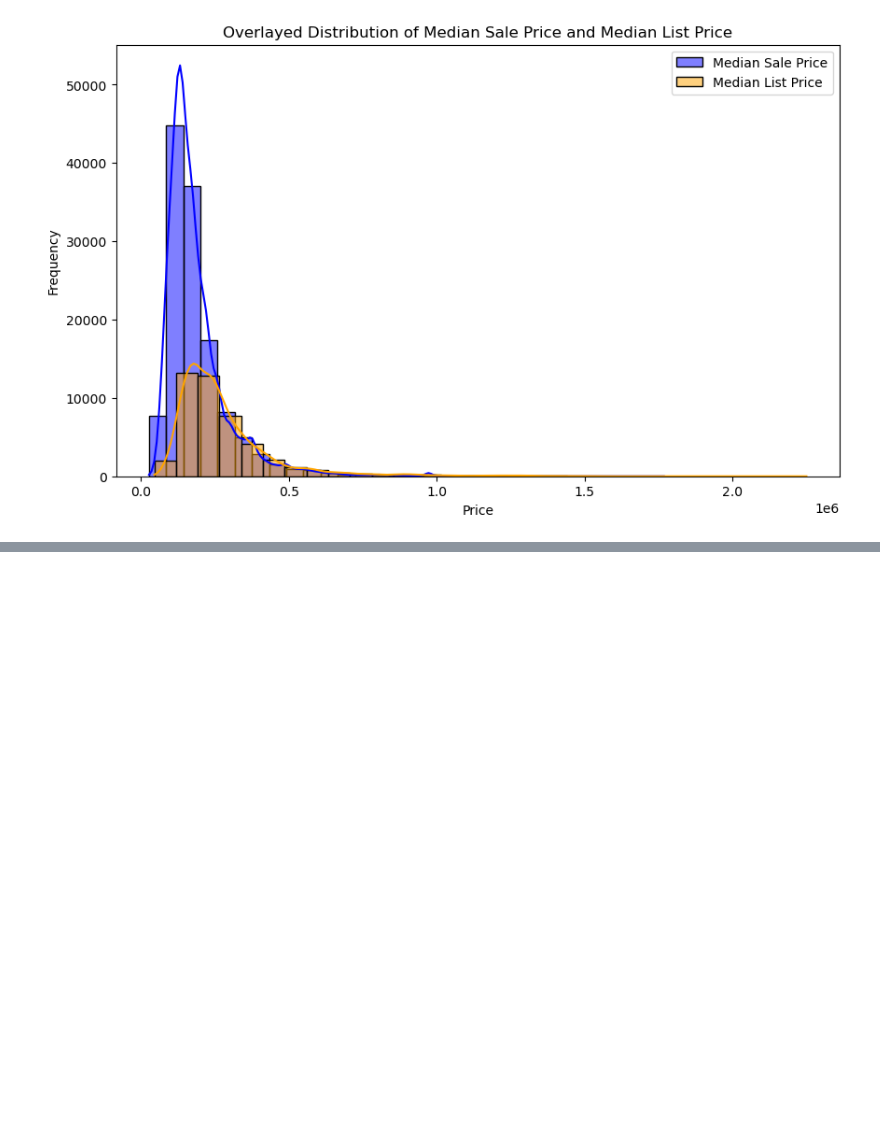
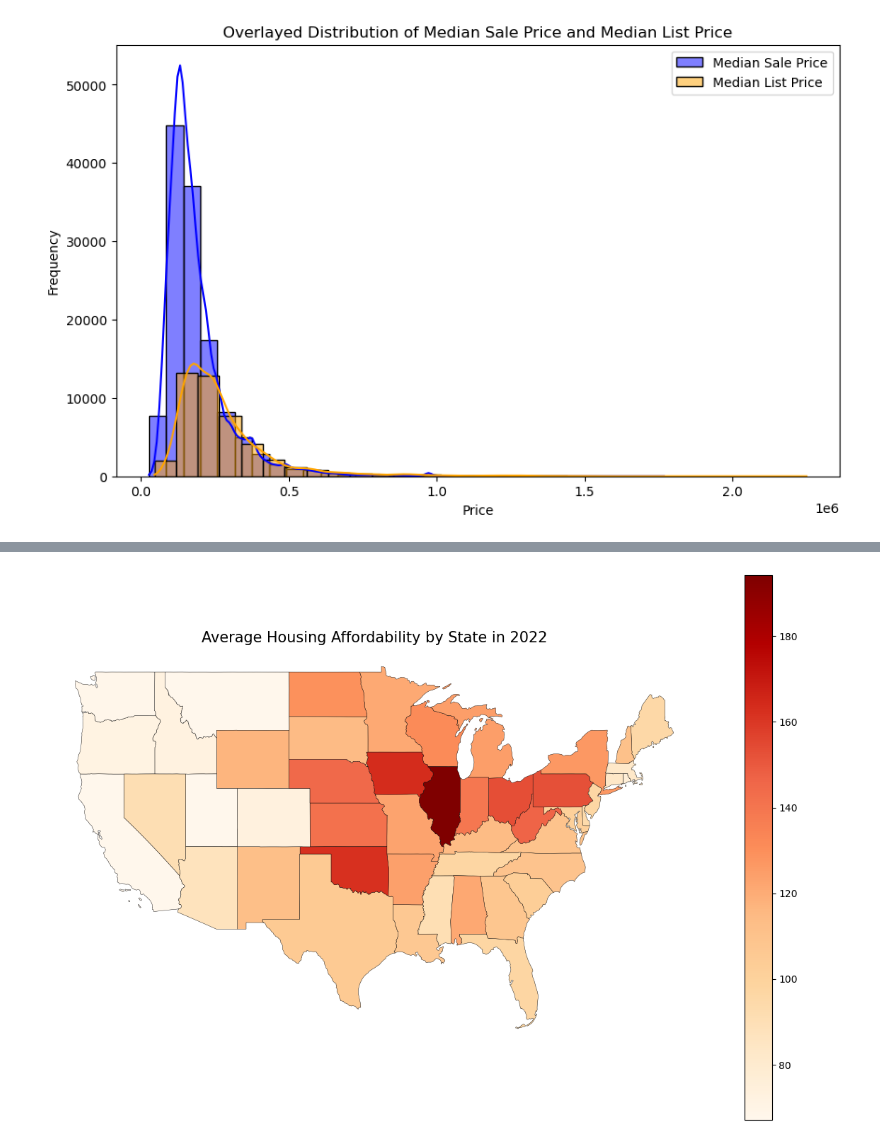
Before and after one commit to Ishicka/The-Seven, a Jupyter notebook: sam-plot_data_v2.ipynb, the cells around one changed output, grey strips where cells are left out. Cells and saved outputs as stored; diff of their text form; code cells hidden in the pictures; blank space fills up the shorter version.

```diff
--- a/sam-plot_data_v2.ipynb
+++ b/sam-plot_data_v2.ipynb
@@ -391,0 +415,38 @@ plt.show()
+# %%
+import pandas as pd
+import geopandas as gpd
+import matplotlib.pyplot as plt
+import requests
+import zipfile
+import io
+
+# Step 2: Filter and Aggregate the Data for 2022
+data_2022 = data[data['Year'] == 2022]
+average_hai_per_state = data_2022.groupby('StateName')['HAI'].mean().reset_index()
+
+# Step 3: Load the US States Shapefile
+# Download shapefile from the Census Bureau
+shapefile_url = "https://www2.census.gov/geo/tiger/GENZ2021/shp/cb_2021_us_state_20m.zip"
+r = requests.get(shapefile_url)
+z = zipfile.ZipFile(io.BytesIO(r.content))
+z.extractall("us_states_shapefile")
+
+# Load the shapefile
+shapefile_path = "us_states_shapefile/cb_2021_us_state_20m.shp"
+us_states_map = gpd.read_file(shapefile_path)
+
+# Rename columns to match the housing affordability data
+us_states_map = us_states_map.rename(columns={'STUSPS': 'StateName'})
+
+# Step 4: Merge the Data with the Map
+merged_map_data = us_states_map.merge(average_hai_per_state, on='StateName', how='left')
+
+# Step 5: Plot the Map
+fig, ax = plt.subplots(1, 1, figsize=(15, 10))
+merged_map_data.plot(column='HAI', ax=ax, legend=True, cmap='OrRd', edgecolor='black', linewidth=0.3)
+ax.set_title('Average Housing Affordability by State in 2022', fontsize=15)
+plt.axis('off')
+plt.savefig('png/Average Housing Affordability by State in 2022.png', dpi = 300)
+plt.show()
+# %% [output]
+[figure, added]
```
Also changed, not shown: parts of 6 cells of this notebook, 11 other files.
